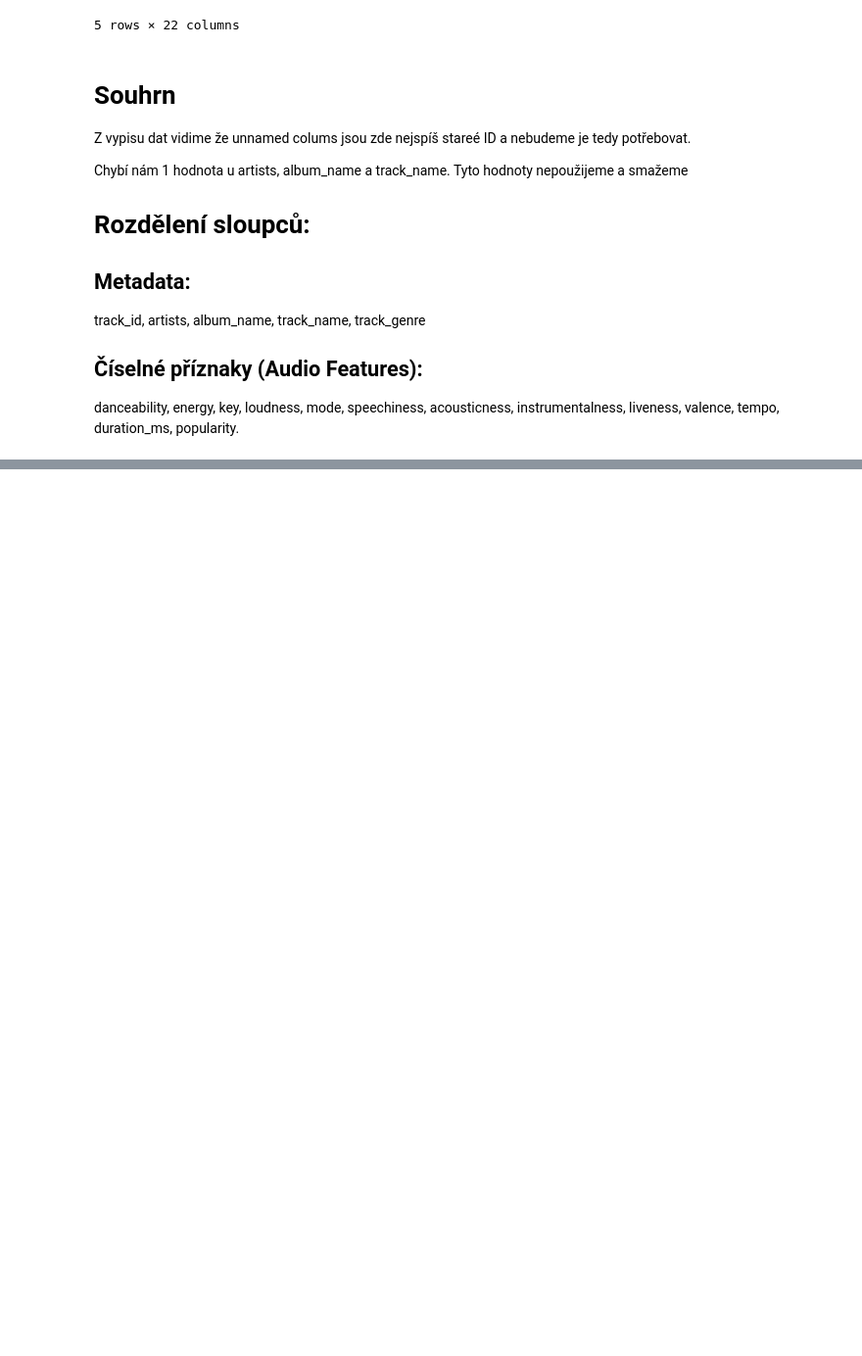
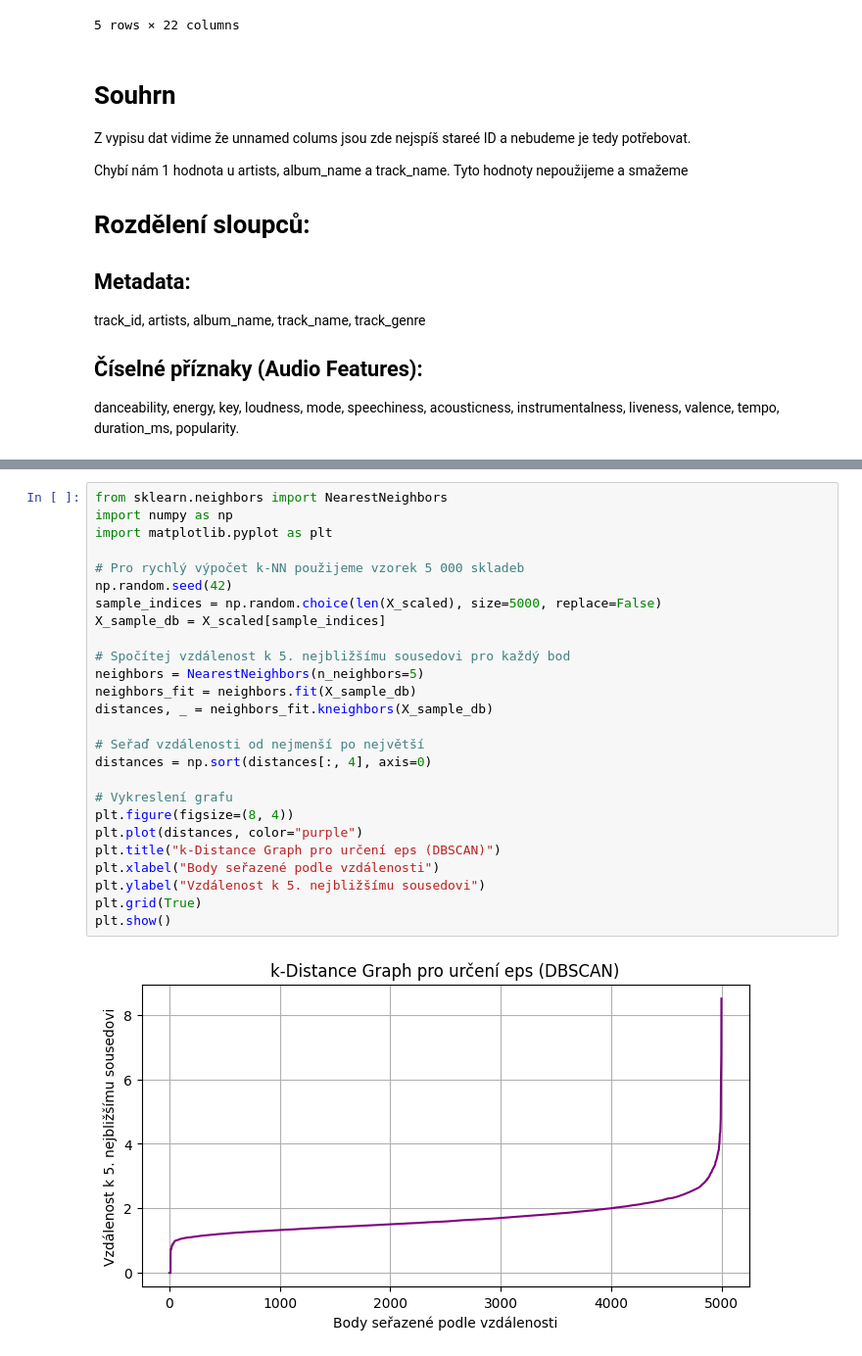
Before and after one commit to Varpyx/Uro-Bootstrap, a Jupyter notebook: fml_01_student_en_active_learning.ipynb, the cells around one changed output, grey strips where cells are left out. Shown at 98% size. Drawn from its saved outputs; the diff is of its cells as text; blank space fills up the shorter version.

```diff
--- a/fml_01_student_en_active_learning.ipynb
+++ b/fml_01_student_en_active_learning.ipynb
@@ -617,0 +318,28 @@ These skills will be used later in the semester project.
+# %%
+from sklearn.neighbors import NearestNeighbors
+import numpy as np
+import matplotlib.pyplot as plt
+
+# Pro rychlý výpočet k-NN použijeme vzorek 5 000 skladeb
+np.random.seed(42)
+sample_indices = np.random.choice(len(X_scaled), size=5000, replace=False)
+X_sample_db = X_scaled[sample_indices]
+
+# Spočítej vzdálenost k 5. nejbližšímu sousedovi pro každý bod
+neighbors = NearestNeighbors(n_neighbors=5)
+neighbors_fit = neighbors.fit(X_sample_db)
+distances, _ = neighbors_fit.kneighbors(X_sample_db)
+
+# Seřaď vzdálenosti od nejmenší po největší
+distances = np.sort(distances[:, 4], axis=0)
+
+# Vykreslení grafu
+plt.figure(figsize=(8, 4))
+plt.plot(distances, color="purple")
+plt.title("k-Distance Graph pro určení eps (DBSCAN)")
+plt.xlabel("Body seřazené podle vzdálenosti")
+plt.ylabel("Vzdálenost k 5. nejbližšímu sousedovi")
+plt.grid(True)
+plt.show()
+# %% [output]
+[figure, added]
```
Also changed, not shown: parts of 81 cells of this notebook.
